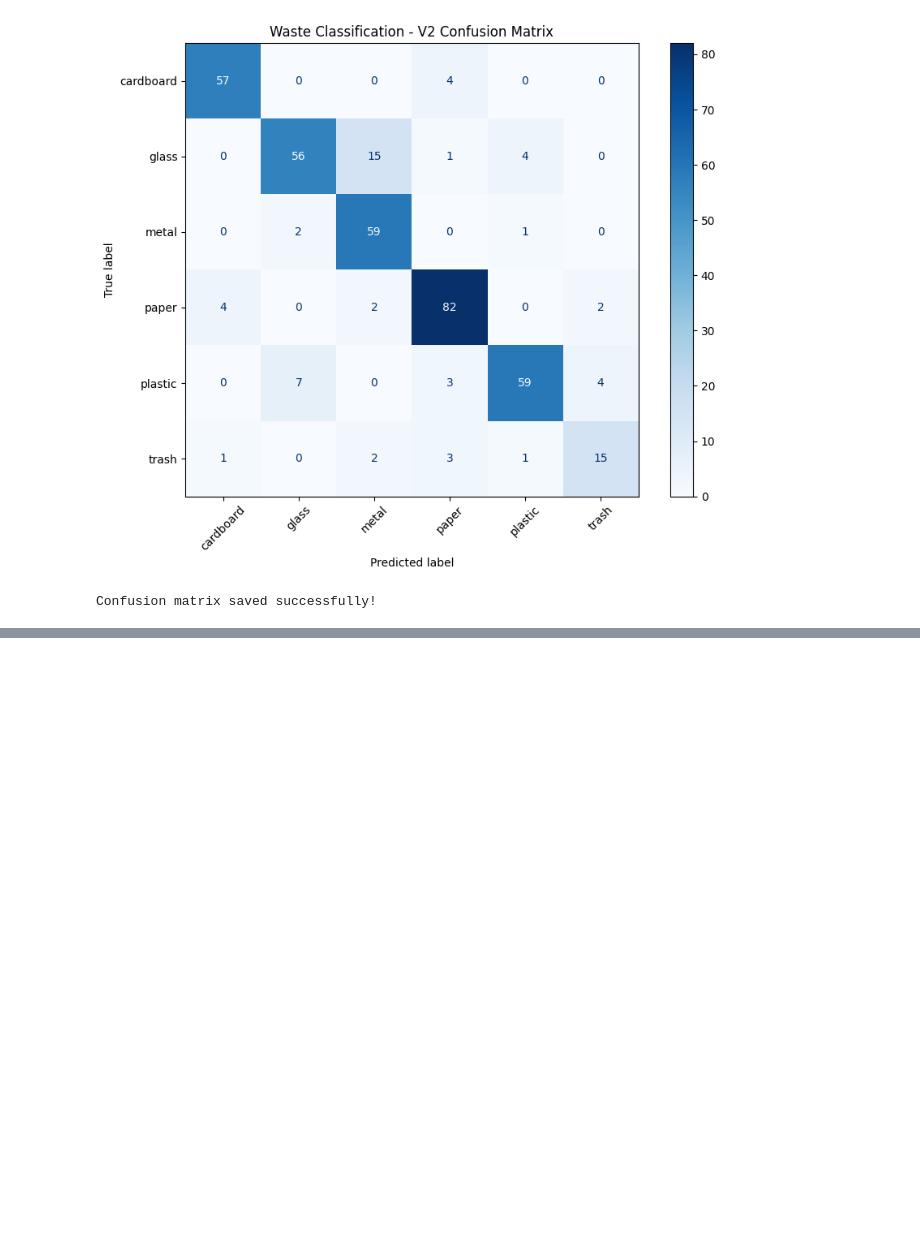
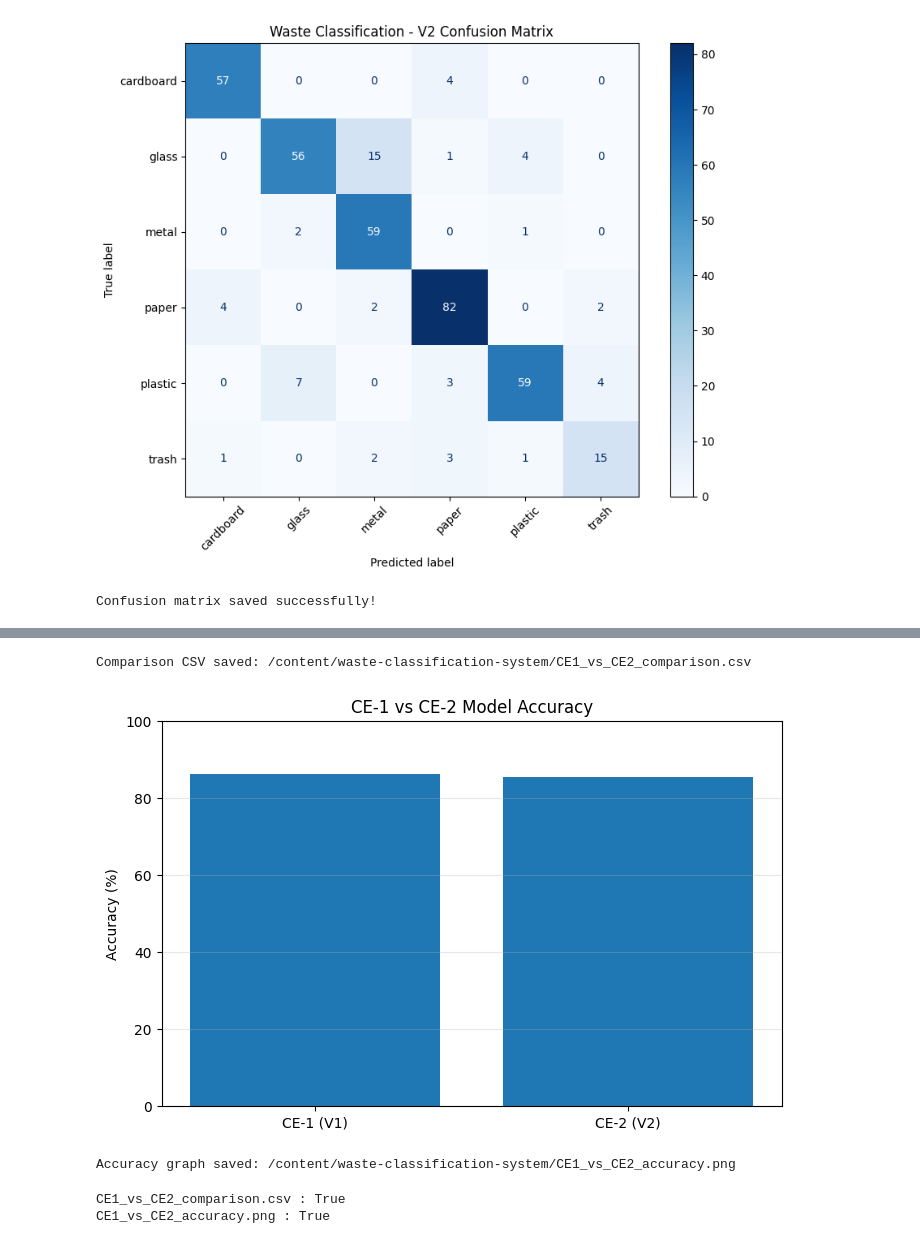
Before and after one commit to Anshika-1209/waste-classification-system, a Jupyter notebook: Copy_of_waste_model_training.ipynb, the cells around one changed output, grey strips where cells are left out. Cells and saved outputs as stored; diff of their text form; code cells hidden in the pictures; blank space fills up the shorter version.

```diff
--- a/Copy_of_waste_model_training.ipynb
+++ b/Copy_of_waste_model_training.ipynb
@@ -1039,0 +1399,77 @@ Confusion matrix saved successfully!
+# %%
+import pandas as pd
+import os
+import matplotlib.pyplot as plt
+
+folder = "/content/waste-classification-system"
+
+# CE-1 and verified saved CE-2 results
+comparison = pd.DataFrame({
+    "Metric": [
+        "Accuracy",
+        "Precision (Weighted)",
+        "Recall (Weighted)",
+        "F1-score (Weighted)",
+        "Test Loss"
+    ],
+    "CE-1 (V1)": [
+        0.861979,
+        0.86,
+        0.86,
+        0.86,
+        0.325835
+    ],
+    "CE-2 (V2)": [
+        0.854167,
+        0.858817,
+        0.854167,
+        0.853092,
+        0.373820
+    ]
+})
+
+# Save comparison CSV
+csv_path = os.path.join(folder, "CE1_vs_CE2_comparison.csv")
+comparison.to_csv(csv_path, index=False)
+
+print("Comparison CSV saved:", csv_path)
+
+# Generate accuracy comparison graph
+plt.figure(figsize=(8, 5))
+
+plt.bar(
+    ["CE-1 (V1)", "CE-2 (V2)"],
+    [86.1979, 85.4167]
+)
+
+plt.ylabel("Accuracy (%)")
+plt.title("CE-1 vs CE-2 Model Accuracy")
+plt.ylim(0, 100)
+plt.grid(axis="y", alpha=0.3)
+
+graph_path = os.path.join(folder, "CE1_vs_CE2_accuracy.png")
+
+plt.savefig(graph_path, dpi=300, bbox_inches="tight")
+plt.show()
+
+print("Accuracy graph saved:", graph_path)
+# %% [output]
+Comparison CSV saved: /content/waste-classification-system/CE1_vs_CE2_comparison.csv
+[figure, added]
+Accuracy graph saved: /content/waste-classification-system/CE1_vs_CE2_accuracy.png
+# %%
+import os
+
+folder = "/content/waste-classification-system"
+
+files = [
+    "CE1_vs_CE2_comparison.csv",
+    "CE1_vs_CE2_accuracy.png"
+]
+
+for file in files:
+    path = os.path.join(folder, file)
+    print(file, ":", os.path.exists(path))
+# %% [output]
+CE1_vs_CE2_comparison.csv : True
+CE1_vs_CE2_accuracy.png : True
```
Also changed, not shown: parts of 16 cells of this notebook.
